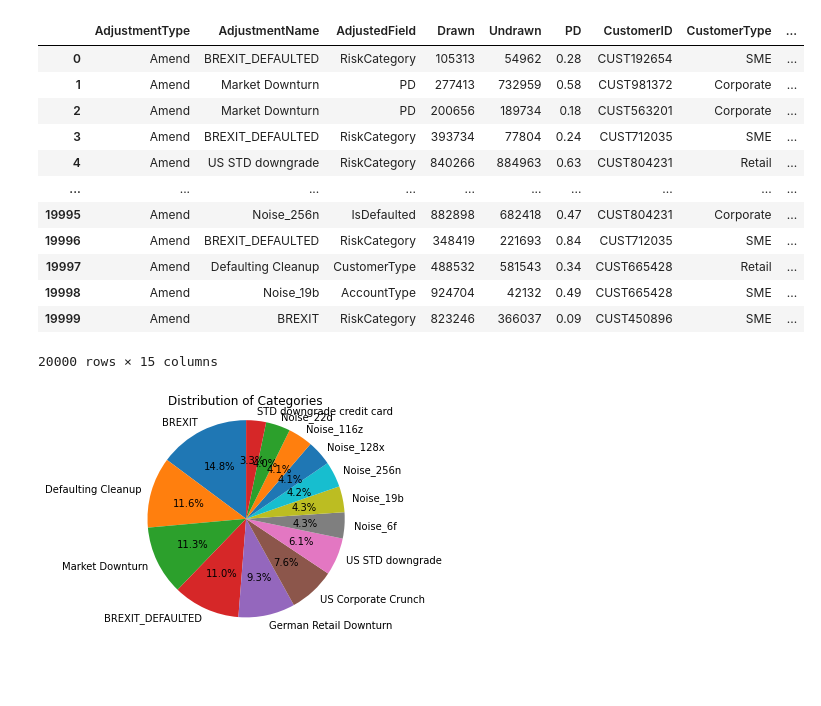
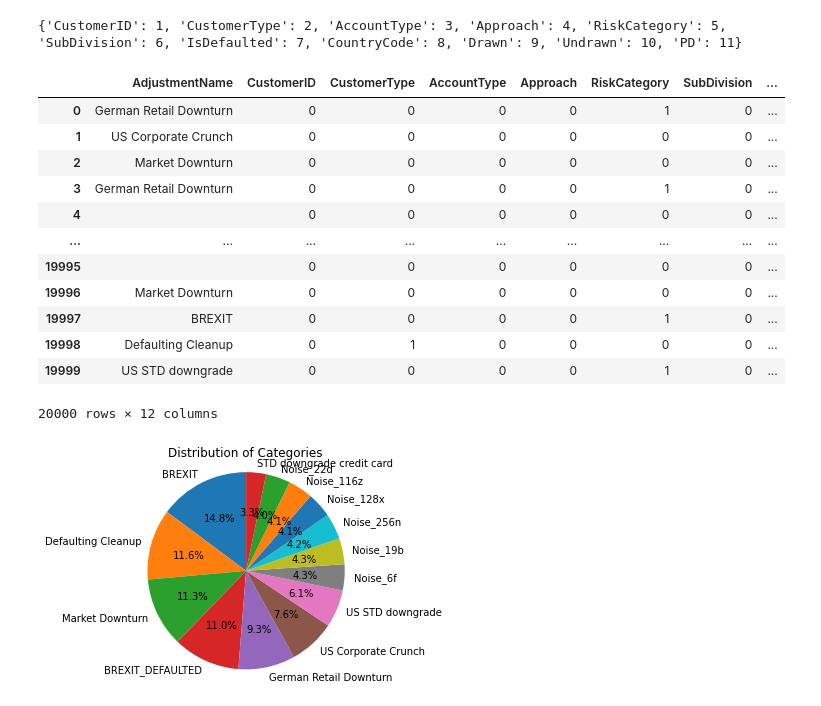
Before and after one commit to AbbyKatt/mycode, a Jupyter notebook: AI_Adjustments_Proto/Sample Data Creator.ipynb, the cells around one changed output. Saved outputs shown, nothing was run; the diff lists cells and outputs as text; code cells hidden in the pictures; blank space fills up the shorter version.

Commit message:
Adjustment Mask produced in sample data

```diff
--- a/AI_Adjustments_Proto/Sample Data Creator.ipynb
+++ b/AI_Adjustments_Proto/Sample Data Creator.ipynb
@@ -8,6 +8,7 @@ AuditFields=["OldVal","NewVal"]
 SampleFields=["CustomerID","CustomerType","AccountType","Approach","RiskCategory","SubDivision","IsDefaulted","CountryCode"]
 NumericFields=["Drawn","Undrawn"]
 RatioFields=["PD"]
+AdjustableFields=SampleFields+NumericFields+RatioFields #Used for thre adjustment mask
 AdjustmentTypes=["Amend"]
 AdjustmentNames=["Noise_6f","Noise_22d","Noise_116z","Noise_256n","Noise_128x","Noise_19b"]
 AdjustedFields=SampleFields
@@ -70,6 +71,14 @@ def ValidateGetAdjustmentRule(row):
 
     return False,[]
 
+#Accrue an adjustment mask for training
+AdjustmentMask=[]
+
+#Build numeric column mapping for Adjustable Fields
+MaskMapping={}
+for i in range(len(AdjustableFields)):
+    MaskMapping[AdjustableFields[i]]=i+1
+print(MaskMapping)
 
 df=pd.DataFrame(columns=SampleFields+SpecialFields+AuditFields)
 for mapping in FieldMapping:
@@ -95,49 +104,65 @@ df["NewVal"]=np.nan
 for index, row in df.iterrows():
     adjField=row["AdjustedField"]
 
+    #Build empty adjustment mask
+    RowMask=[""]+[0]*len(AdjustableFields)
+
     #Check if this row matches any adjustment rule
     matchesRule,rule = ValidateGetAdjustmentRule(row)
 
     #APPLY ADJUSTMENTS--------------------------------------
     if adjField not in NumericFields and adjField not in RatioFields:
 
         if matchesRule:
 
             #Split rule dictionary into key and value
             ruleTarget=rule[0]
             ruleValue=rule[1]
             ruleComment=rule[2]
             df["AdjustmentName"][index]=ruleComment
             df["AdjustedField"][index]=ruleTarget
             df["NewVal"][index]=ruleValue
+
+            #Update current rowMask
+            RowMask[MaskMapping[ruleTarget]]=1
+            RowMask[0]=ruleComment
+
         else:
             #Random "noise" adjustments
             #df["OldVal"][index]=row[adjField]
             df["NewVal"][index]=GetRandomFieldValue(adjField)
+
+        #Accrue row masks --------------------------------------
+        AdjustmentMask.append(RowMask)
 
 # #Reshuffle the numeric fields to the start
 df=df.reindex(columns=SpecialFields+NumericFields+RatioFields+SampleFields+AuditFields)
 
 #Remove OldVal Field
 df=df.drop(columns=["OldVal"])
 
 # #Write to CSV file
 df.to_csv("SampleData.csv",index=False)
-df
+#df
+
+#Make Adustment Mask dataframe
+dfMask=pd.DataFrame(AdjustmentMask,columns=["AdjustmentName"]+AdjustableFields)
+dfMask.to_csv("AdjustmentMask.csv",index=False)
 # %% [output]
+{'CustomerID': 1, 'CustomerType': 2, 'AccountType': 3, 'Approach': 4, 'RiskCategory': 5, 'SubDivision': 6, 'IsDefaulted': 7, 'CountryCode': 8, 'Drawn': 9, 'Undrawn': 10, 'PD': 11}
-|  | AdjustmentType | AdjustmentName | AdjustedField | Drawn | Undrawn | PD | CustomerID | CustomerType | ... |
-| 0 | Amend | BREXIT_DEFAULTED | RiskCategory | 105313 | 54962 | 0.28 | CUST192654 | SME | ... |
-| 1 | Amend | Market Downturn | PD | 277413 | 732959 | 0.58 | CUST981372 | Corporate | ... |
-| 2 | Amend | Market Downturn | PD | 200656 | 189734 | 0.18 | CUST563201 | Corporate | ... |
-| 3 | Amend | BREXIT_DEFAULTED | RiskCategory | 393734 | 77804 | 0.24 | CUST712035 | SME | ... |
-| 4 | Amend | US STD downgrade | RiskCategory | 840266 | 884963 | 0.63 | CUST804231 | Retail | ... |
-| ... | ... | ... | ... | ... | ... | ... | ... | ... | ... |
-| 19995 | Amend | Noise_256n | IsDefaulted | 882898 | 682418 | 0.47 | CUST804231 | Corporate | ... |
-| 19996 | Amend | BREXIT_DEFAULTED | RiskCategory | 348419 | 221693 | 0.84 | CUST712035 | SME | ... |
-| 19997 | Amend | Defaulting Cleanup | CustomerType | 488532 | 581543 | 0.34 | CUST665428 | Retail | ... |
-| 19998 | Amend | Noise_19b | AccountType | 924704 | 42132 | 0.49 | CUST665428 | SME | ... |
-| 19999 | Amend | BREXIT | RiskCategory | 823246 | 366037 | 0.09 | CUST450896 | SME | ... |
+|  | AdjustmentName | CustomerID | CustomerType | AccountType | Approach | RiskCategory | SubDivision | ... |
+| 0 | German Retail Downturn | 0 | 0 | 0 | 0 | 1 | 0 | ... |
+| 1 | US Corporate Crunch | 0 | 0 | 0 | 0 | 0 | 0 | ... |
+| 2 | Market Downturn | 0 | 0 | 0 | 0 | 0 | 0 | ... |
+| 3 | German Retail Downturn | 0 | 0 | 0 | 0 | 1 | 0 | ... |
+| 4 |  | 0 | 0 | 0 | 0 | 0 | 0 | ... |
+| ... | ... | ... | ... | ... | ... | ... | ... | ... |
+| 19995 |  | 0 | 0 | 0 | 0 | 0 | 0 | ... |
+| 19996 | Market Downturn | 0 | 0 | 0 | 0 | 0 | 0 | ... |
+| 19997 | BREXIT | 0 | 0 | 0 | 0 | 1 | 0 | ... |
+| 19998 | Defaulting Cleanup | 0 | 1 | 0 | 0 | 0 | 0 | ... |
+| 19999 | US STD downgrade | 0 | 0 | 0 | 0 | 1 | 0 | ... |
-20000 rows × 15 columns
+20000 rows × 12 columns
 # %%
 import matplotlib.pyplot as plt
 # Replace 'Category' with the field you want to visualize
```
Also changed, not shown: parts of 1 cell of this notebook, 2 other files.
